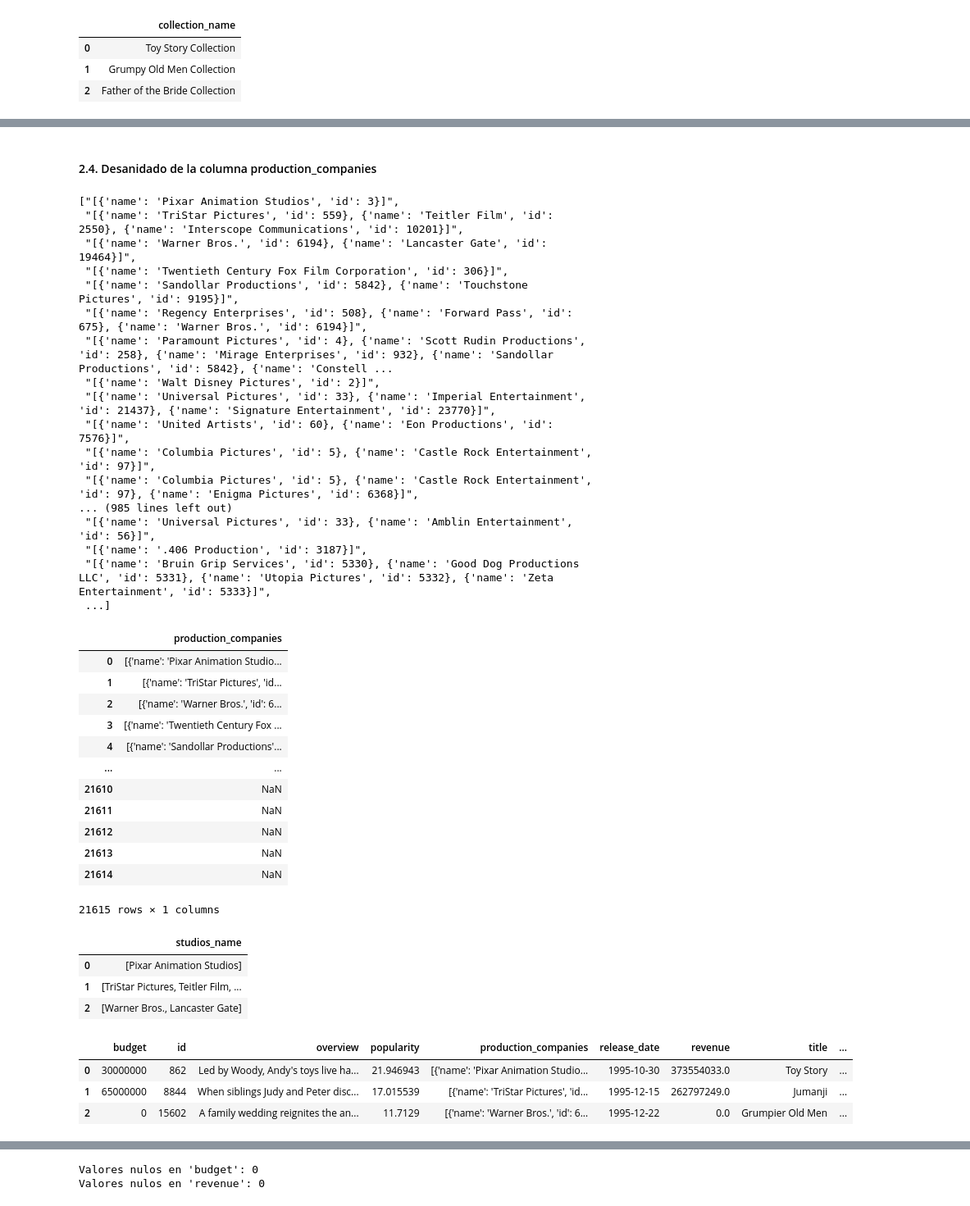
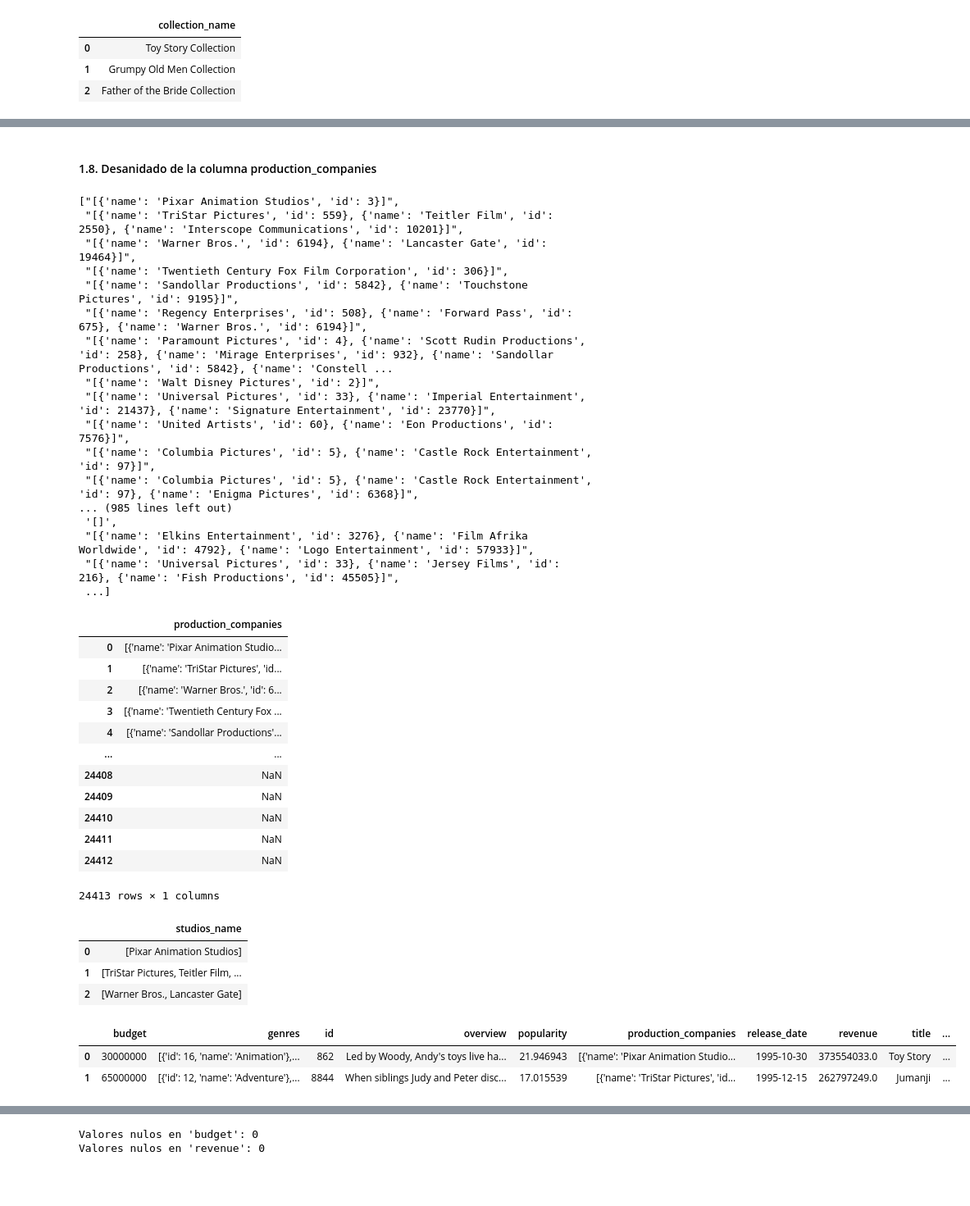
Before and after one commit to JosueMonte/Sistema_Recomendacion, a Jupyter notebook: transformaciones_2.ipynb, the cells around one changed output, grey strips where cells are left out. Shown at 82% size. Drawn from its saved outputs; the diff is of its cells as text; code cells hidden in the pictures; blank space fills up the shorter version.

```diff
--- a/transformaciones_2.ipynb
+++ b/transformaciones_2.ipynb
@@ -43,8 +77,3 @@ df_movies.head(3)
 # %%
 # Se eliminan las películas que su idioma original no es en inglés (habria que analizar que porcentaje representan)
 df_movies_1 = df_movies[df_movies['original_language'] == 'en']
-# %%
-# Se filtran las filas con valores notna en las columnas 'video', 'status', 'release_date'
-df_movies_1 = df_movies_1[df_movies_1['video'].notna()]
-df_movies_1 = df_movies_1[df_movies_1['status'].notna()]
-df_movies_1 = df_movies_1[df_movies_1['release_date'].notna()]
@@ -53,3 +86,3 @@ df_movies_1 = df_movies_1[df_movies_1['release_date'].notna()]
 # %%
-df_movies_2 = df_movies_1.drop(['adult', 'genres', 'poster_path', 'status', 'homepage', 'imdb_id', 'production_countries', 'original_language', 'runtime', 'spoken_languages', 'tagline', 'original_title', 'video'], axis=1)
+df_movies_2 = df_movies_1.drop(['adult', 'poster_path', 'status', 'homepage', 'imdb_id', 'production_countries', 'original_language', 'runtime', 'spoken_languages', 'tagline', 'original_title', 'video'], axis=1)
 # %%
@@ -81,5 +111,3 @@ Name: release_date, dtype: datetime64[ns]
 df_movies_2['day'] = df_movies_2['release_date'].dt.day
 df_movies_2['month'] = df_movies_2['release_date'].dt.month
 df_movies_2['release_year'] = df_movies_2['release_date'].dt.year
-# %%
-df_movies_2 = df_movies_2[df_movies_2['release_year'] >= 1990]
@@ -105,0 +156,2 @@ memory usage: 2.4+ MB
+# %%
+df_movies_2 = df_movies_2[df_movies_2['release_year'] >= 1980]
@@ -205,5 +275,5 @@ df_movies_4.head(2)
 # %% [markdown]
-#### 2.4. Desanidado de la columna production_companies
+#### 1.8. Desanidado de la columna production_companies
 # %%
 # Crear una lista
 df_production = df_movies_4['production_companies'].tolist()
@@ -222,9 +292,9 @@ df_production
  "[{'name': 'Columbia Pictures', 'id': 5}, {'name': 'Castle Rock Entertainment', 'id': 97}]",
  "[{'name': 'Columbia Pictures', 'id': 5}, {'name': 'Castle Rock Entertainment', 'id': 97}, {'name': 'Enigma Pictures', 'id': 6368}]",
 ... (985 lines left out)
- "[{'name': 'Universal Pictures', 'id': 33}, {'name': 'Amblin Entertainment', 'id': 56}]",
- "[{'name': '.406 Production', 'id': 3187}]",
- "[{'name': 'Bruin Grip Services', 'id': 5330}, {'name': 'Good Dog Productions LLC', 'id': 5331}, {'name': 'Utopia Pictures', 'id': 5332}, {'name': 'Zeta Entertainment', 'id': 5333}]",
+ '[]',
+ "[{'name': 'Elkins Entertainment', 'id': 3276}, {'name': 'Film Afrika Worldwide', 'id': 4792}, {'name': 'Logo Entertainment', 'id': 57933}]",
+ "[{'name': 'Universal Pictures', 'id': 33}, {'name': 'Jersey Films', 'id': 216}, {'name': 'Fish Productions', 'id': 45505}]",
  ...]
 # %%
 # Crear un DataFrame
@@ -238,12 +308,12 @@ df_production
 | 3 | [{'name': 'Twentieth Century Fox ... |
 | 4 | [{'name': 'Sandollar Productions'... |
 | ... | ... |
-| 21610 | NaN |
-| 21611 | NaN |
-| 21612 | NaN |
-| 21613 | NaN |
-| 21614 | NaN |
+| 24408 | NaN |
+| 24409 | NaN |
+| 24410 | NaN |
+| 24411 | NaN |
+| 24412 | NaN |
-21615 rows × 1 columns
+24413 rows × 1 columns
 # %%
 import ast
 
@@ -268,12 +338,11 @@ df_studios_name.head(3)
 | 2 | [Warner Bros., Lancaster Gate] |
 # %%
 df_movies_5 = pd.concat([df_movies_4, df_studios_name], axis=1)
-df_movies_5.head(3)
+df_movies_5.head(2)
 # %% [output]
-|  | budget | id | overview | popularity | production_companies | release_date | revenue | title | ... |
-| 0 | 30000000 | 862 | Led by Woody, Andy's toys live ha... | 21.946943 | [{'name': 'Pixar Animation Studio... | 1995-10-30 | 373554033.0 | Toy Story | ... |
-| 1 | 65000000 | 8844 | When siblings Judy and Peter disc... | 17.015539 | [{'name': 'TriStar Pictures', 'id... | 1995-12-15 | 262797249.0 | Jumanji | ... |
-| 2 | 0 | 15602 | A family wedding reignites the an... | 11.7129 | [{'name': 'Warner Bros.', 'id': 6... | 1995-12-22 | 0.0 | Grumpier Old Men | ... |
+|  | budget | genres | id | overview | popularity | production_companies | release_date | revenue | title | ... |
+| 0 | 30000000 | [{'id': 16, 'name': 'Animation'},... | 862 | Led by Woody, Andy's toys live ha... | 21.946943 | [{'name': 'Pixar Animation Studio... | 1995-10-30 | 373554033.0 | Toy Story | ... |
+| 1 | 65000000 | [{'id': 12, 'name': 'Adventure'},... | 8844 | When siblings Judy and Peter disc... | 17.015539 | [{'name': 'TriStar Pictures', 'id... | 1995-12-15 | 262797249.0 | Jumanji | ... |
 # %%
 df_movies_6 = df_movies_5.drop('production_companies', axis=1)
 df_movies_6.head(2)
```
Also changed, not shown: parts of 51 cells of this notebook, 1 other file.
